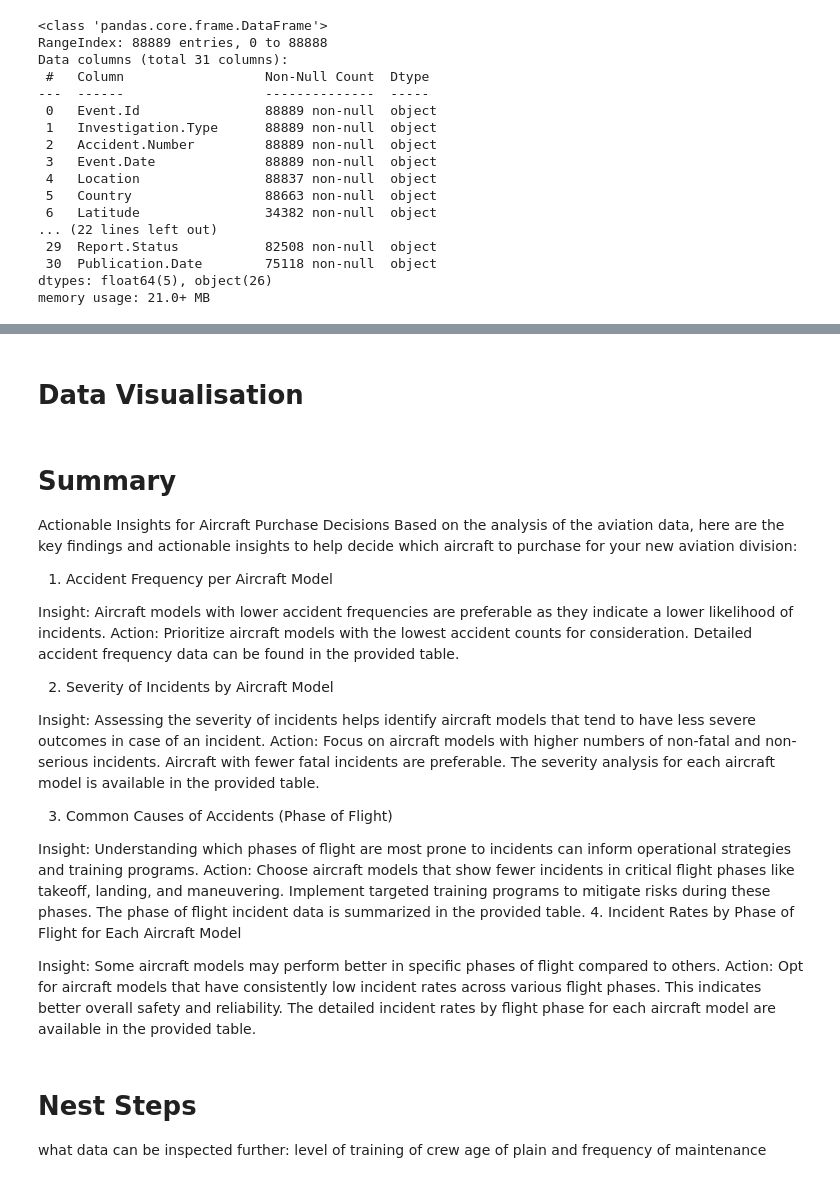
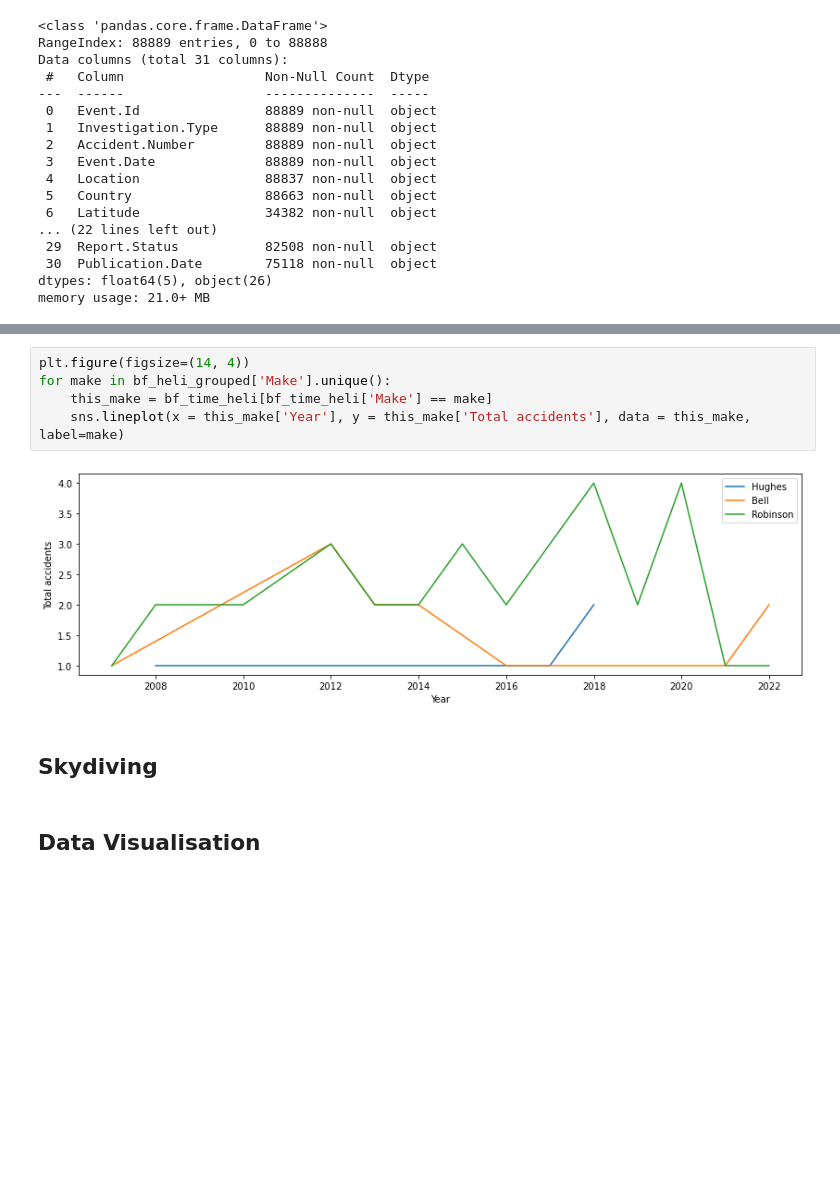
Before and after one commit to dolgorp/aviation_accidents_analysis, a Jupyter notebook: working_files/aviation-accidents.ipynb, the cells around one changed output, grey strips where cells are left out. Saved outputs shown, nothing was run; the diff lists cells and outputs as text; blank space fills up the shorter version.

```diff
--- a/working_files/aviation-accidents.ipynb
+++ b/working_files/aviation-accidents.ipynb
@@ -141,32 +279,11 @@ Incident Rates By Phase Of Flight For Each Aircraft Model = model, phase of flig
+# %%
+plt.figure(figsize=(14, 4))
+for make in bf_heli_grouped['Make'].unique():
+    this_make = bf_time_heli[bf_time_heli['Make'] == make]
+    sns.lineplot(x = this_make['Year'], y = this_make['Total accidents'], data = this_make, label=make)
+# %% [output]
+[figure, added]
+# %% [markdown]
+## Skydiving
 # %% [markdown]
-# Data Visualisation
+## Data Visualisation
-# %% [markdown]
-# Summary
-
-Actionable Insights for Aircraft Purchase Decisions
-Based on the analysis of the aviation data, here are the key findings and actionable insights to help decide which aircraft to purchase for your new aviation division:
-
-1. Accident Frequency per Aircraft Model
-
-Insight: Aircraft models with lower accident frequencies are preferable as they indicate a lower likelihood of incidents.
-Action: Prioritize aircraft models with the lowest accident counts for consideration. Detailed accident frequency data can be found in the provided table.
-
-2. Severity of Incidents by Aircraft Model
-
-Insight: Assessing the severity of incidents helps identify aircraft models that tend to have less severe outcomes in case of an incident.
-Action: Focus on aircraft models with higher numbers of non-fatal and non-serious incidents. Aircraft with fewer fatal incidents are preferable. The severity analysis for each aircraft model is available in the provided table.
-
-3. Common Causes of Accidents (Phase of Flight)
-
-Insight: Understanding which phases of flight are most prone to incidents can inform operational strategies and training programs.
-Action: Choose aircraft models that show fewer incidents in critical flight phases like takeoff, landing, and maneuvering. Implement targeted training programs to mitigate risks during these phases. The phase of flight incident data is summarized in the provided table.
-4. Incident Rates by Phase of Flight for Each Aircraft Model
-
-Insight: Some aircraft models may perform better in specific phases of flight compared to others.
-Action: Opt for aircraft models that have consistently low incident rates across various flight phases. This indicates better overall safety and reliability. The detailed incident rates by flight phase for each aircraft model are available in the provided table.
-# %% [markdown]
-# Nest Steps
-
-what data can be inspected further:
-level of training of crew
-age of plain and frequency of maintenance
```
Also changed, not shown: parts of 40 cells of this notebook, 1 other file.
